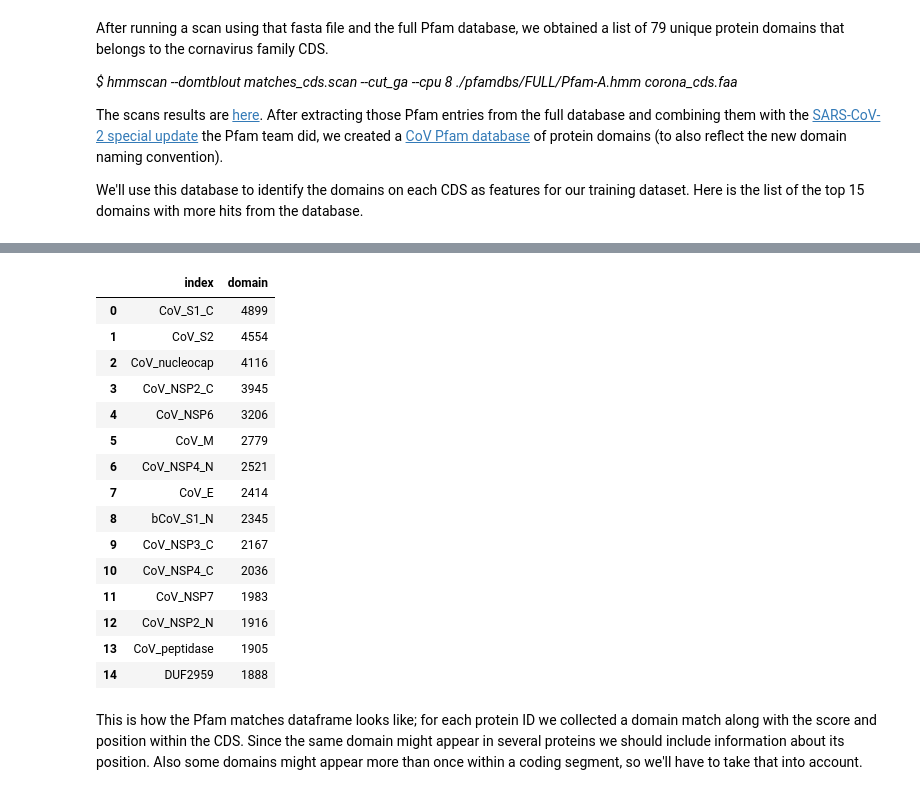
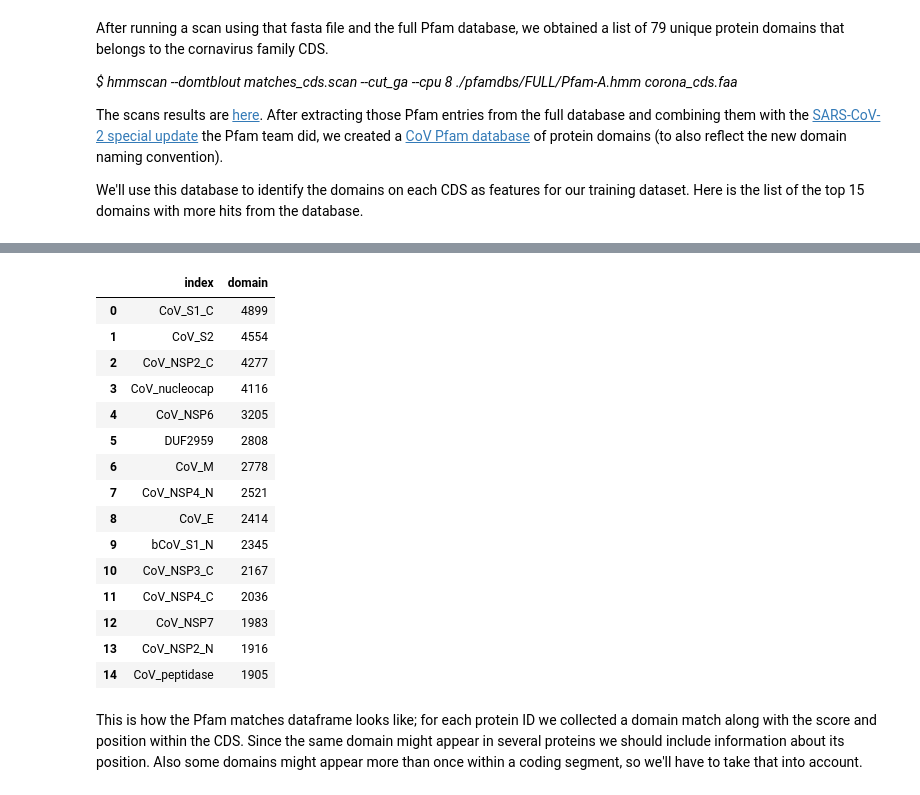
Before and after one commit to pellegre/coronaversing, a Jupyter notebook: proteindb.ipynb, the cells around one changed output, grey strips where cells are left out. Cells and saved outputs as stored; diff of their text form; code cells hidden in the pictures.

```diff
--- a/proteindb.ipynb
+++ b/proteindb.ipynb
@@ -398,6 +449,7 @@ sns.distplot(not_orf1_cds["length"], kde=False);
 # %% [markdown]
 So yes, there is a pretty clear separation between ORF1ABs from the others.
 # %%
+orf1ab = not_orf1_cds[not_orf1_cds["length"] > 15000]
 not_orf1_cds = not_orf1_cds[(not_orf1_cds["type"] == "CDS") & (not_orf1_cds["length"] < 15000)]
 plt.figure(figsize=(16, 6))
 sns.distplot(not_orf1_cds["length"], kde=False);
@@ -1232,14 +1692,14 @@ The Pfam database contains more than \~17k domains. We are only interested in th
 # %%
-CDS_FASTA_FILE = "./data/pfam/corona_cds.faa"
-SCAN_FILE = "./data/pfam/matches_cds.scan"
+CDS_FASTA_FILE = "./data/pfam/corona_cds.fasta"
+
+undef_orfs = corona_tagged_db[(corona_tagged_db["type"] == "ORF") & (corona_tagged_db["type"] == "UNDEF")]
 
 records = []
-for cls in corona_cds_orfs:
-    for index, row in corona_cds_orfs[cls].iterrows():
-        record = SeqRecord(Seq(row["translation"]), id=index, description=row["product"])
-        records.append(record)
+for index, row in undef_orfs.iterrows():
+    record = SeqRecord(Seq(row["protein"]), id=index, description=row["id"])
+    records.append(record)
 
 SeqIO.write(records, CDS_FASTA_FILE, "fasta")
 
-print("[+] wrote", CDS_FASTA_FILE)
+print("[+] fasta file written :", CDS_FASTA_FILE)
 # %% [output]
@@ -1253,37 +1713,51 @@ The scans results are [here](./data/pfam/matches_cds.scan). After extracting tho
 
 We'll use this database to identify the domains on each CDS as features for our training dataset. Here is the list of the top 15 domains with more hits from the database.
 # %%
-columns = ["id", "domain", "accession", "score", "from", "to"]
-pfam_frame = {i:list() for i in columns}
+SCAN_FILE = "./data/pfam/matches_cds.scan"
 
-with open(SCAN_FILE) as matches_file:
-    for line in matches_file:
-        row = line[:-1]
-        if row != "#":
-            toks = row.split()
+def get_domain_matches(scan_file):
+    columns = ["id", "domain", "accession", "score", "from", "to"]
+    domains_frame = {i: list() for i in columns}
 
-            # domain
-            domain = toks[0]
+    with open(scan_file) as matches_file:
+        for line in matches_file:
+            row = line[:-1]
+            if row != "#":
+                toks = row.split()
 
-            #accession number
-            acc = toks[1].split(".")[0]
+                # domain
+                domain = toks[0]
 
-            if "PF" in acc:
-                pfam_frame["accession"].append(acc)
-                pfam_frame["domain"].append(domain)
+                # accession number
+                acc = toks[1].split(".")[0]
 
-                # protein id
-                pfam_frame["id"].append(toks[3])
+                if "PF" in acc:
+                    domains_frame["accession"].append(acc)
+                    domains_frame["domain"].append(domain)
 
-                # score
-                pfam_frame["score"].append(float(toks[7]))
+                    # protein id
+                    domains_frame["id"].append(toks[3])
 
-                # from
-                pfam_frame["from"].append(int(toks[17]))
-                pfam_frame["to"].append(int(toks[18]))
+                    # score
+                    domains_frame["score"].append(float(toks[7]))
 
+                    # from
+                    domains_frame["from"].append(int(toks[17]))
+                    domains_frame["to"].append(int(toks[18]))
 
-pfam_matches = pd.DataFrame.from_dict(pfam_frame)
+    domain_matches = pd.DataFrame.from_dict(domains_frame)
+
+    return domain_matches
+
+PFAM_DATABASE = "./data/pfam/Pfam-A.CoV.hmm"
+command = ["hmmscan", "--domtblout", SCAN_FILE, "-E 1e-2", "--cpu", "64", PFAM_DATABASE, CDS_FASTA_FILE]
+
+with open(os.devnull, "w") as f:
+    subprocess.call(command, stdout=f)
+
+print("[+] finish running hmmscan")
+
+pfam_matches = get_domain_matches(SCAN_FILE)
 
 freqs = pfam_matches["domain"].value_counts()
 display(HTML(freqs.reset_index().head(15).to_html()))
@@ -1291,19 +1766,19 @@ display(HTML(freqs.reset_index().head(15).to_html()))
 |  | index | domain |
 | 0 | CoV_S1_C | 4899 |
 | 1 | CoV_S2 | 4554 |
-| 2 | CoV_nucleocap | 4116 |
-| 3 | CoV_NSP2_C | 3945 |
-| 4 | CoV_NSP6 | 3206 |
-| 5 | CoV_M | 2779 |
-| 6 | CoV_NSP4_N | 2521 |
-| 7 | CoV_E | 2414 |
-| 8 | bCoV_S1_N | 2345 |
-| 9 | CoV_NSP3_C | 2167 |
-| 10 | CoV_NSP4_C | 2036 |
-| 11 | CoV_NSP7 | 1983 |
-| 12 | CoV_NSP2_N | 1916 |
-| 13 | CoV_peptidase | 1905 |
-| 14 | DUF2959 | 1888 |
+| 2 | CoV_NSP2_C | 4277 |
+| 3 | CoV_nucleocap | 4116 |
+| 4 | CoV_NSP6 | 3205 |
+| 5 | DUF2959 | 2808 |
+| 6 | CoV_M | 2778 |
+| 7 | CoV_NSP4_N | 2521 |
+| 8 | CoV_E | 2414 |
+| 9 | bCoV_S1_N | 2345 |
+| 10 | CoV_NSP3_C | 2167 |
+| 11 | CoV_NSP4_C | 2036 |
+| 12 | CoV_NSP7 | 1983 |
+| 13 | CoV_NSP2_N | 1916 |
+| 14 | CoV_peptidase | 1905 |
 # %% [markdown]
 This is how the Pfam matches dataframe looks like; for each protein ID we collected a domain match along with the score and position within the CDS. Since the same domain might appear in several proteins we should include information about its position. Also some domains might appear more than once within a coding segment, so we'll have to take that into account.
 # %%
```
Also changed, not shown: parts of 43 cells of this notebook, 1 other file.
